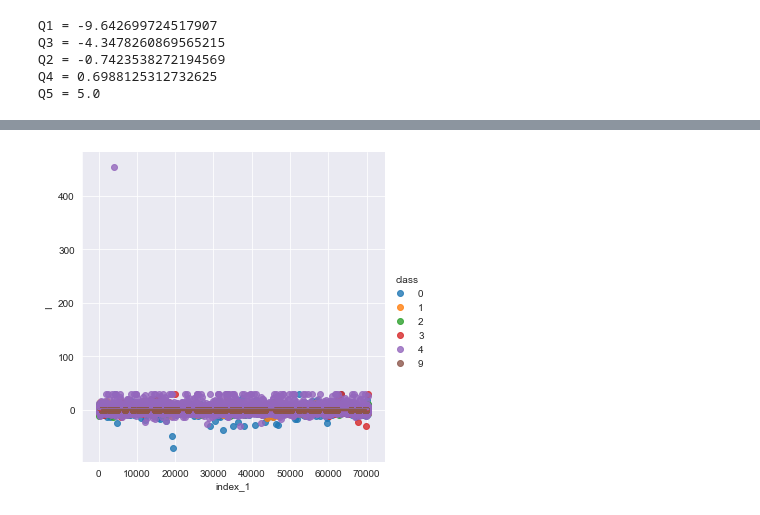
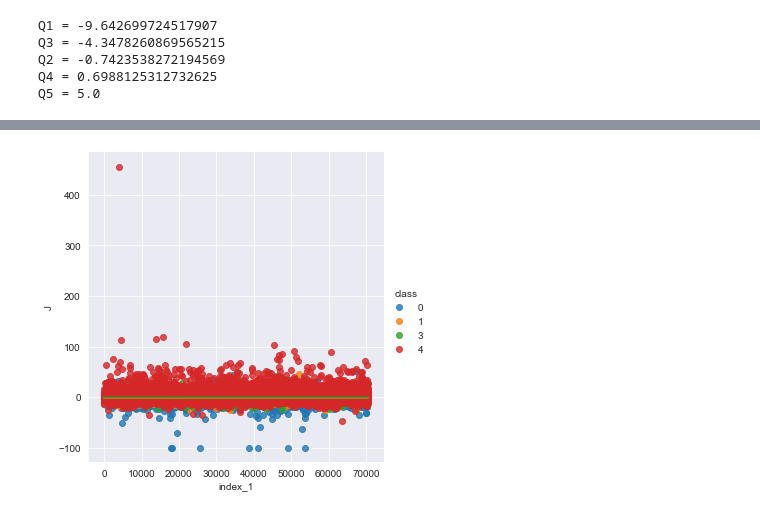
Before and after one commit to codingKYU/Deep-Learning, a Jupyter notebook: Quant_prediction/Quant project.ipynb, the cells around one changed output, grey strips where cells are left out. Cells and saved outputs as stored; diff of their text form; code cells hidden in the pictures.

```diff
--- a/Quant_prediction/Quant project.ipynb
+++ b/Quant_prediction/Quant project.ipynb
@@ -1023,0 +1040,8 @@ train_X['index_1']=train_X.index
+# %%
+Q1 = df['H'].quantile(.25)
+Q3 = df['H'].quantile(.75)
+IQR = Q3 - Q1
+Q2 = df[feature].quantile(.5)
+Q4 = df[feature].quantile(1)
+outlier_step = IQR * 1.5
+outlier_indices = train_X[(train_X[feature] < Q1 - outlier_step) | (train_X[feature] > Q3 + outlier_step)].index
@@ -1023,0 +1052,35 @@ train_X['index_1']=train_X.index
+# %%
+def outlier_indices(df,feature):
+    Q1 = df[feature].quantile(.25)
+    Q3 = df[feature].quantile(.75)
+    IQR = Q3 - Q1
+    Q2 = df[feature].quantile(.5)
+    Q4 = df[feature].quantile(1)
+    outlier_step = IQR * 1.5
+    outlier_indices = df[(df[feature] < Q1 - outlier_step) | (df[feature] > Q3 + outlier_step)].index
+
+    return outlier_indice
+
+outlier_indice = outlier_indices(train_X,'J')
+train_X1 = train_X.drop(outlier_indice)
+
+train_indices = train_X1.index
+
+train_X1['class'] = 3
+
+for i in train_indices:
+    if train_X1["ER"][i] < -9.65:
+        train_X1['class'][i] = 0
+    elif (train_X1["ER"][i] >= -9.65) and (train_X1["ER"][i] < -4.3) :
+        train_X1['class'][i] = 1
+    elif (train_X1["ER"][i] >= -4.3) and (train_X1["ER"][i] < -0.74) :
+        train_X['class'][i] = 2
+    elif (train_X1["ER"][i] >= -0.74) and (train_X1["ER"][i] < 0.7) :
+        train_X1['class'][i] = 3
+    elif (train_X1["ER"][i] >= 0.7) :
+        train_X1['class'][i] = 4
+
+
+train_X1['index_1']=train_X1.index
+
+train_X1
@@ -1024,5 +1116,5 @@ train_X['index_1']=train_X.index
 # %%
-sns.lmplot(x = 'index_1',y = "I", data=train_X, hue = 'class')
+sns.lmplot(x = 'index_1',y = "J", data=train_X1, hue = 'class')
 plt.show()
 # %% [output]
-[figure, old version]
+[figure, new version]
```
Also changed, not shown: parts of 25 cells of this notebook.
